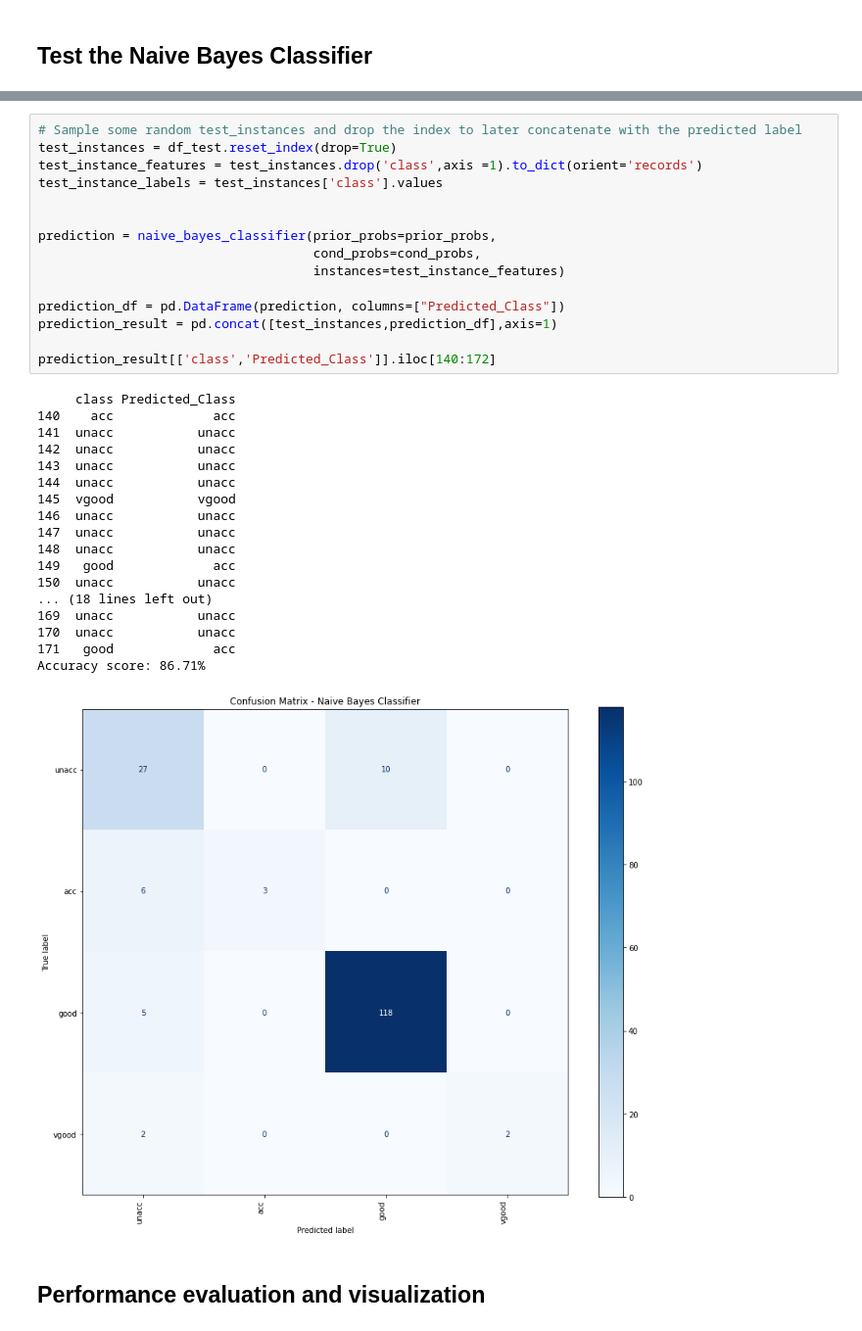
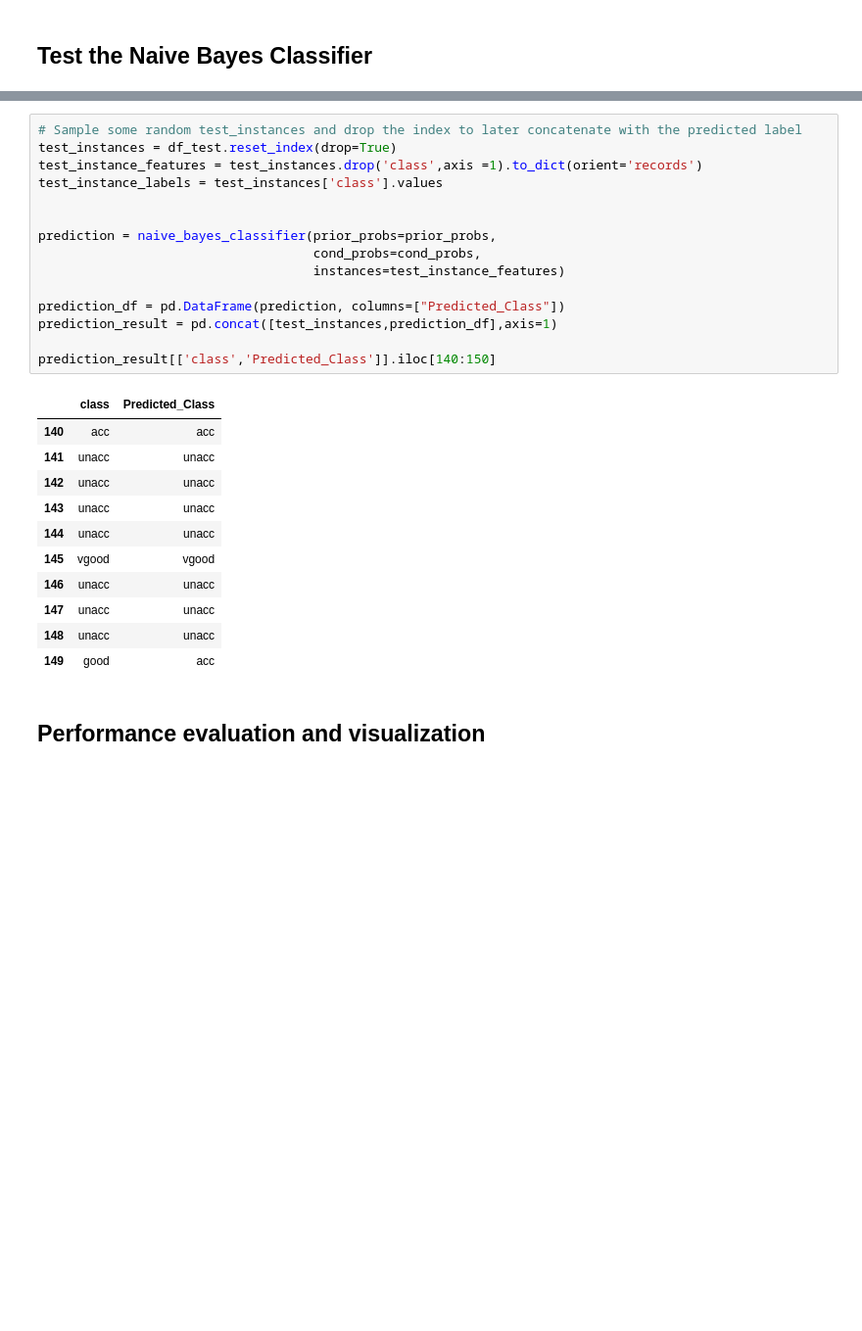
Before and after one commit to CS6765-ML-Team/programming-project, a Jupyter notebook: bayes/naivebayes.ipynb, the cells around one changed output, grey strips where cells are left out. Shown at 98% size. Cells and saved outputs as stored; diff of their text form; blank space fills up the shorter version.

```diff
--- a/bayes/naivebayes.ipynb
+++ b/bayes/naivebayes.ipynb
@@ -379,36 +241,29 @@ test_instances
 # %%
 # Sample some random test_instances and drop the index to later concatenate with the predicted label
 test_instances = df_test.reset_index(drop=True)
 test_instance_features = test_instances.drop('class',axis =1).to_dict(orient='records')
 test_instance_labels = test_instances['class'].values
 
 
 prediction = naive_bayes_classifier(prior_probs=prior_probs,
                                     cond_probs=cond_probs,
                                     instances=test_instance_features)
 
 prediction_df = pd.DataFrame(prediction, columns=["Predicted_Class"])
 prediction_result = pd.concat([test_instances,prediction_df],axis=1)
 
-prediction_result[['class','Predicted_Class']].iloc[140:172]
+prediction_result[['class','Predicted_Class']].iloc[140:150]
 # %% [output]
-     class Predicted_Class
-140    acc             acc
-141  unacc           unacc
-142  unacc           unacc
-143  unacc           unacc
-144  unacc           unacc
-145  vgood           vgood
-146  unacc           unacc
-147  unacc           unacc
-148  unacc           unacc
-149   good             acc
-150  unacc           unacc
-... (18 lines left out)
-169  unacc           unacc
-170  unacc           unacc
-171   good             acc
-Accuracy score: 86.71%
-[figure, removed]
+|  | class | Predicted_Class |
+| 140 | acc | acc |
+| 141 | unacc | unacc |
+| 142 | unacc | unacc |
+| 143 | unacc | unacc |
+| 144 | unacc | unacc |
+| 145 | vgood | vgood |
+| 146 | unacc | unacc |
+| 147 | unacc | unacc |
+| 148 | unacc | unacc |
+| 149 | good | acc |
 # %% [markdown]
 ## Performance evaluation and visualization
```
Also changed, not shown: parts of 15 cells of this notebook, 3 other files.
